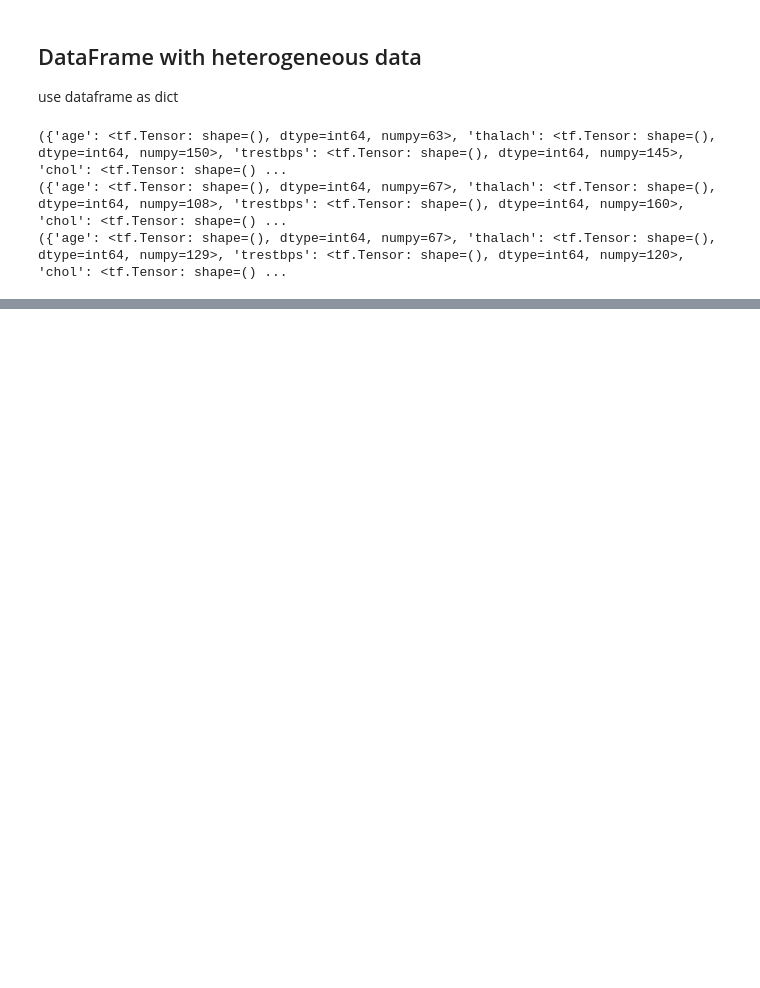
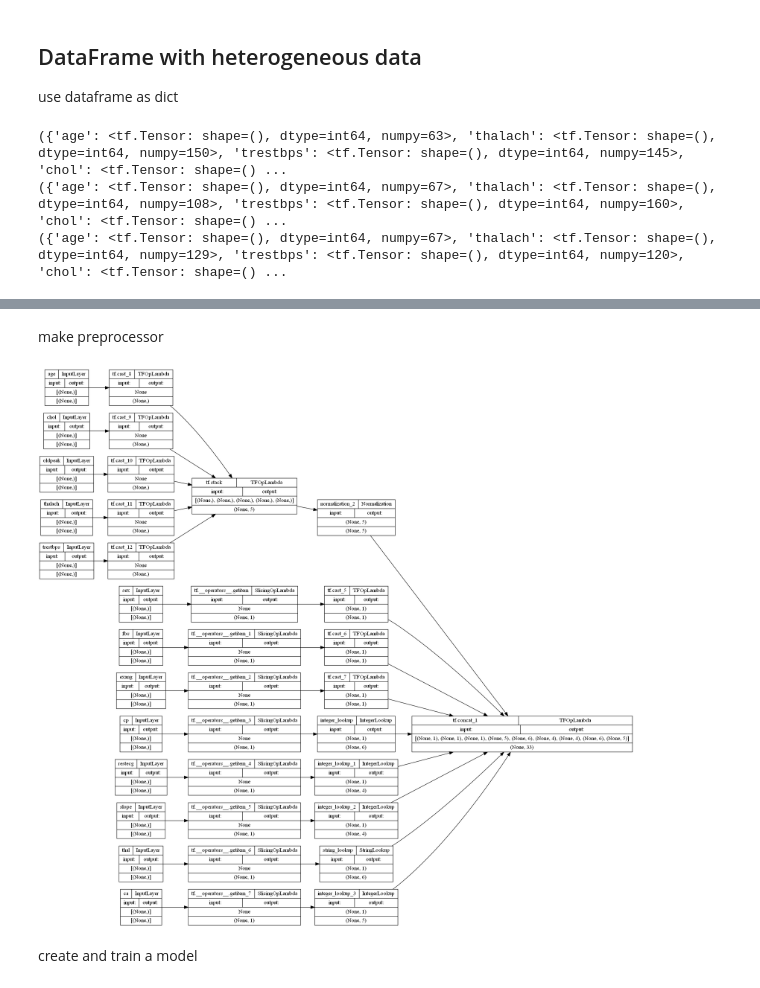
Before and after one commit to bahalbach/nbaproject, a Jupyter notebook: tftutorials/loadPandas.ipynb, the cells around one changed output, grey strips where cells are left out. Drawn from its saved outputs; the diff is of its cells as text; code cells hidden in the pictures; blank space fills up the shorter version.

```diff
--- a/tftutorials/loadPandas.ipynb
+++ b/tftutorials/loadPandas.ipynb
@@ -161,0 +267,42 @@ for row in numeric_dict_ds.take(3):
+# %% [markdown]
+make preprocessor
+# %%
+preprocessed = []
+
+for name in binary_feature_names:
+    inp = inputs[name]
+    inp = inp[:, tf.newaxis]
+    float_value = tf.cast(inp, tf.float32)
+    preprocessed.append(float_value)
+
+normalizer = tf.keras.layers.Normalization(axis=-1)
+normalizer.adapt(stack_dict(dict(numeric_features)))
+
+numeric_inputs = {}
+for name in numeric_feature_names:
+    numeric_inputs[name] = inputs[name]
+
+numeric_inputs = stack_dict(numeric_inputs)
+numeric_normalized = normalizer(numeric_inputs)
+
+preprocessed.append(numeric_normalized)
+
+for name in categorical_feature_names:
+    vocab = sorted(set(df[name]))
+    if type(vocab[0]) is str:
+        lookup = tf.keras.layers.StringLookup(vocabulary=vocab, output_mode='one_hot')
+    else:
+        lookup = tf.keras.layers.IntegerLookup(vocabulary=vocab, output_mode='one_hot')
+
+    x = inputs[name][:, tf.newaxis]
+    x = lookup(x)
+    preprocessed.append(x)
+# %%
+preprocessed_result = tf.concat(preprocessed, axis=-1)
+preprocessor = tf.keras.Model(inputs, preprocessed_result)
+# %%
+tf.keras.utils.plot_model(preprocessor, rankdir='LR', show_shapes=True)
+# %% [output]
+[figure, added]
+# %% [markdown]
+create and train a model
```
Also changed, not shown: parts of 17 cells of this notebook, 1 other file.
